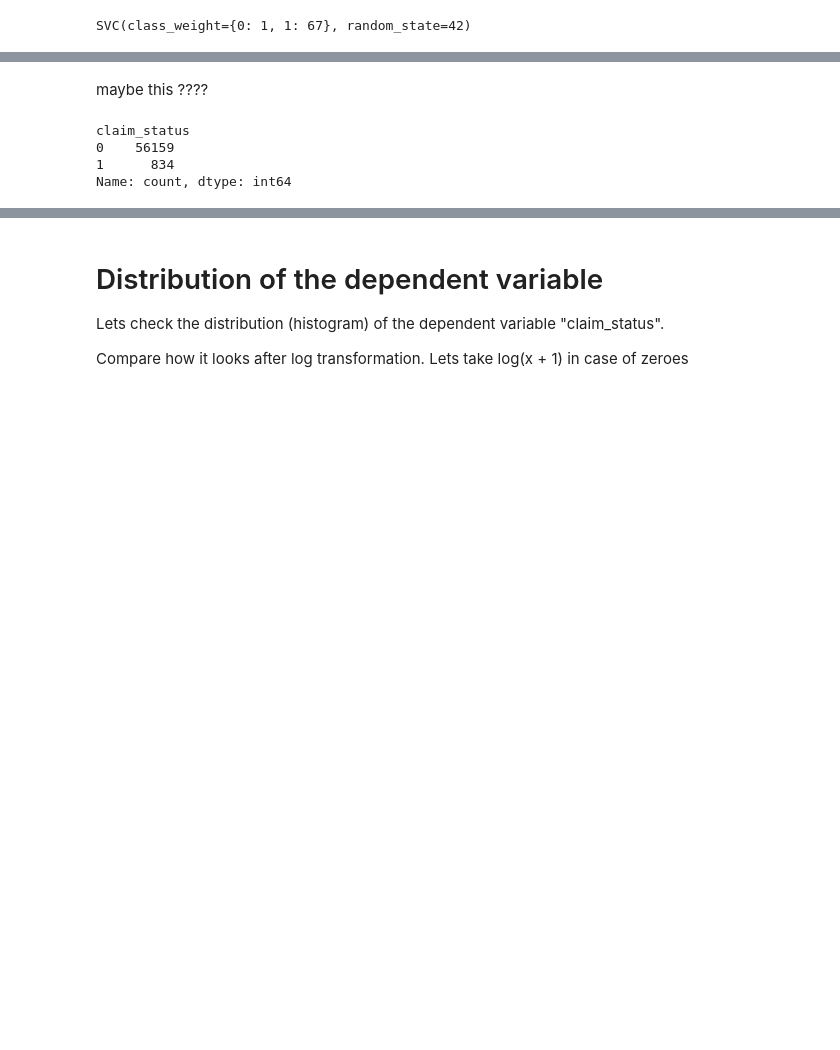
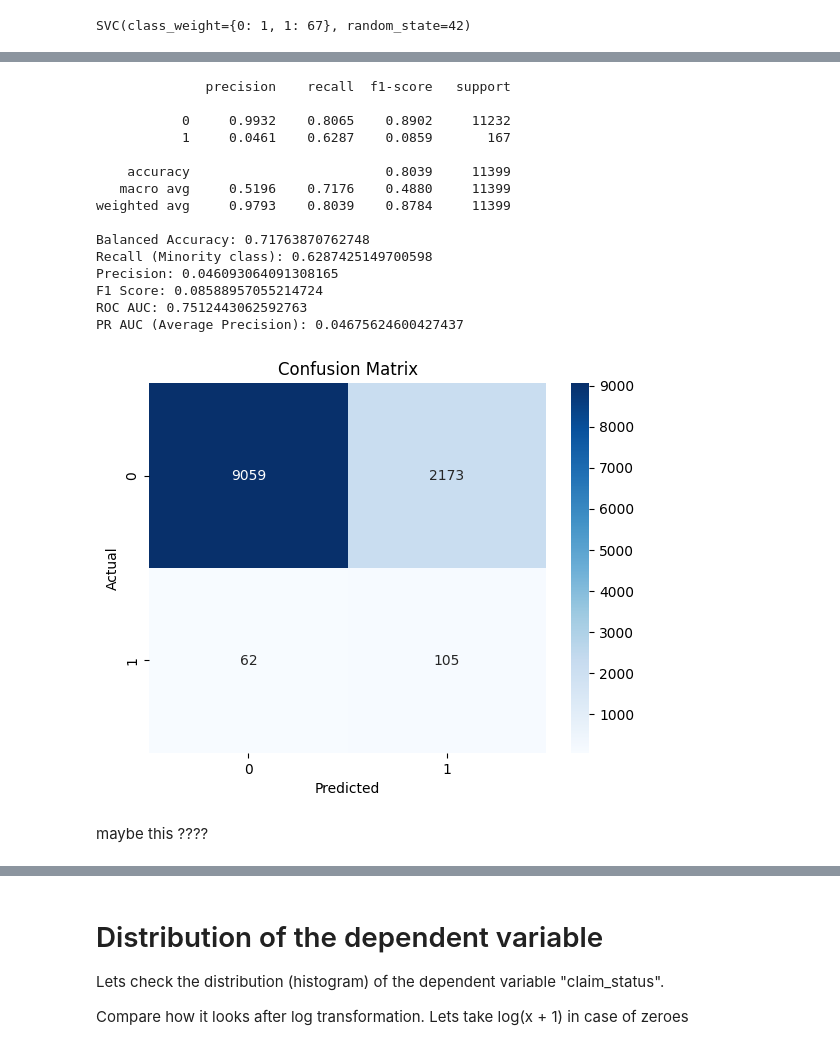
Before and after one commit to AliaksandraLabko/ML, a Jupyter notebook: ML02_data_preparation.ipynb, the cells around one changed output, grey strips where cells are left out. Saved outputs shown, nothing was run; the diff lists cells and outputs as text; code cells hidden in the pictures; blank space fills up the shorter version.

```diff
--- a/ML02_data_preparation.ipynb
+++ b/ML02_data_preparation.ipynb
@@ -689,0 +647,13 @@ KeyError: "['claim_status'] not in index"
+# %%
+from sklearn.model_selection import train_test_split
+from sklearn.metrics import classification_report, balanced_accuracy_score, recall_score
+
+X_train, X_val, y_train, y_val = train_test_split(X, y, test_size=0.2, random_state=42, stratify=y)
+
+model.fit(X_train, y_train)
+
+y_val_pred = model.predict(X_val)
+
+print(classification_report(y_val, y_val_pred))
+print("Balanced Accuracy:", balanced_accuracy_score(y_val, y_val_pred))
+print("Recall:", recall_score(y_val, y_val_pred))
@@ -690,2 +672,55 @@ KeyError: "['claim_status'] not in index"
+# %%
+from sklearn.metrics import (
+    classification_report,
+    balanced_accuracy_score,
+    recall_score,
+    precision_score,
+    f1_score,
+    roc_auc_score,
+    average_precision_score,
+    confusion_matrix
+)
+import seaborn as sns
+import matplotlib.pyplot as plt
+
+# Get predictions (probabilities needed for AUC)
+y_val_pred = model.predict(X_val)
+y_val_proba = model.decision_function(X_val)  # For SVC with probability=False
+
+# Basic classification metrics
+print(classification_report(y_val, y_val_pred, digits=4))
+print("Balanced Accuracy:", balanced_accuracy_score(y_val, y_val_pred))
+print("Recall (Minority class):", recall_score(y_val, y_val_pred))
+print("Precision:", precision_score(y_val, y_val_pred))
+print("F1 Score:", f1_score(y_val, y_val_pred))
+
+# AUC Metrics (threshold-independent)
+print("ROC AUC:", roc_auc_score(y_val, y_val_proba))
+print("PR AUC (Average Precision):", average_precision_score(y_val, y_val_proba))
+
+# Confusion matrix
+cm = confusion_matrix(y_val, y_val_pred)
+sns.heatmap(cm, annot=True, fmt='d', cmap='Blues')
+plt.xlabel("Predicted")
+plt.ylabel("Actual")
+plt.title("Confusion Matrix")
+plt.show()
+# %% [output]
+              precision    recall  f1-score   support
+
+           0     0.9932    0.8065    0.8902     11232
+           1     0.0461    0.6287    0.0859       167
+
+    accuracy                         0.8039     11399
+   macro avg     0.5196    0.7176    0.4880     11399
+weighted avg     0.9793    0.8039    0.8784     11399
+
+Balanced Accuracy: 0.71763870762748
+Recall (Minority class): 0.6287425149700598
+Precision: 0.046093064091308165
+F1 Score: 0.08588957055214724
+ROC AUC: 0.7512443062592763
+PR AUC (Average Precision): 0.04675624600427437
+[figure, added]
 # %% [markdown]
 maybe this ????
@@ -716,7 +726,0 @@ for name, model in models.items():
-# %%
-print(INS['claim_status'].value_counts())
-# %% [output]
-claim_status
-0    56159
-1      834
-Name: count, dtype: int64
```
Also changed, not shown: parts of 41 cells of this notebook, 1 other file.
